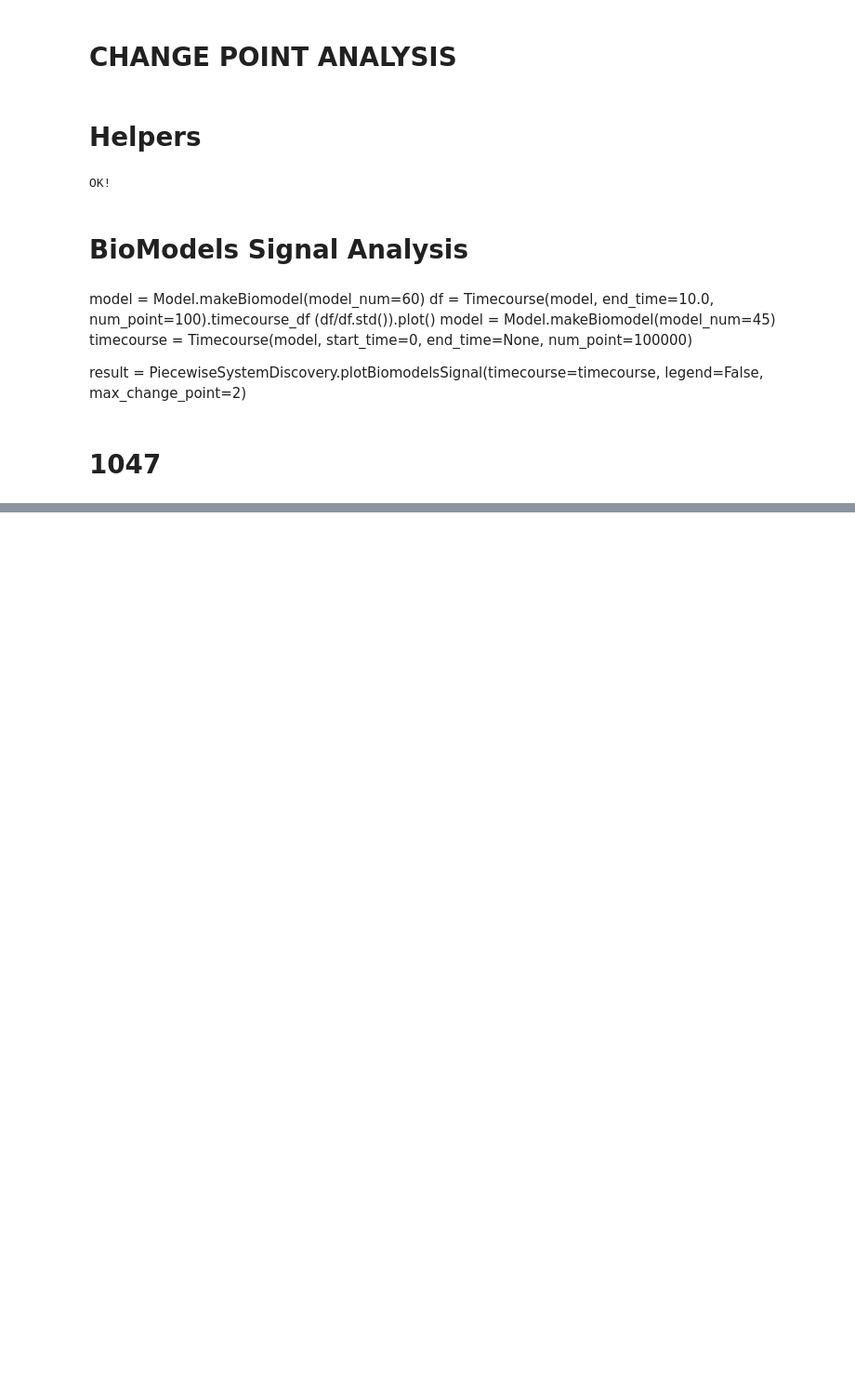
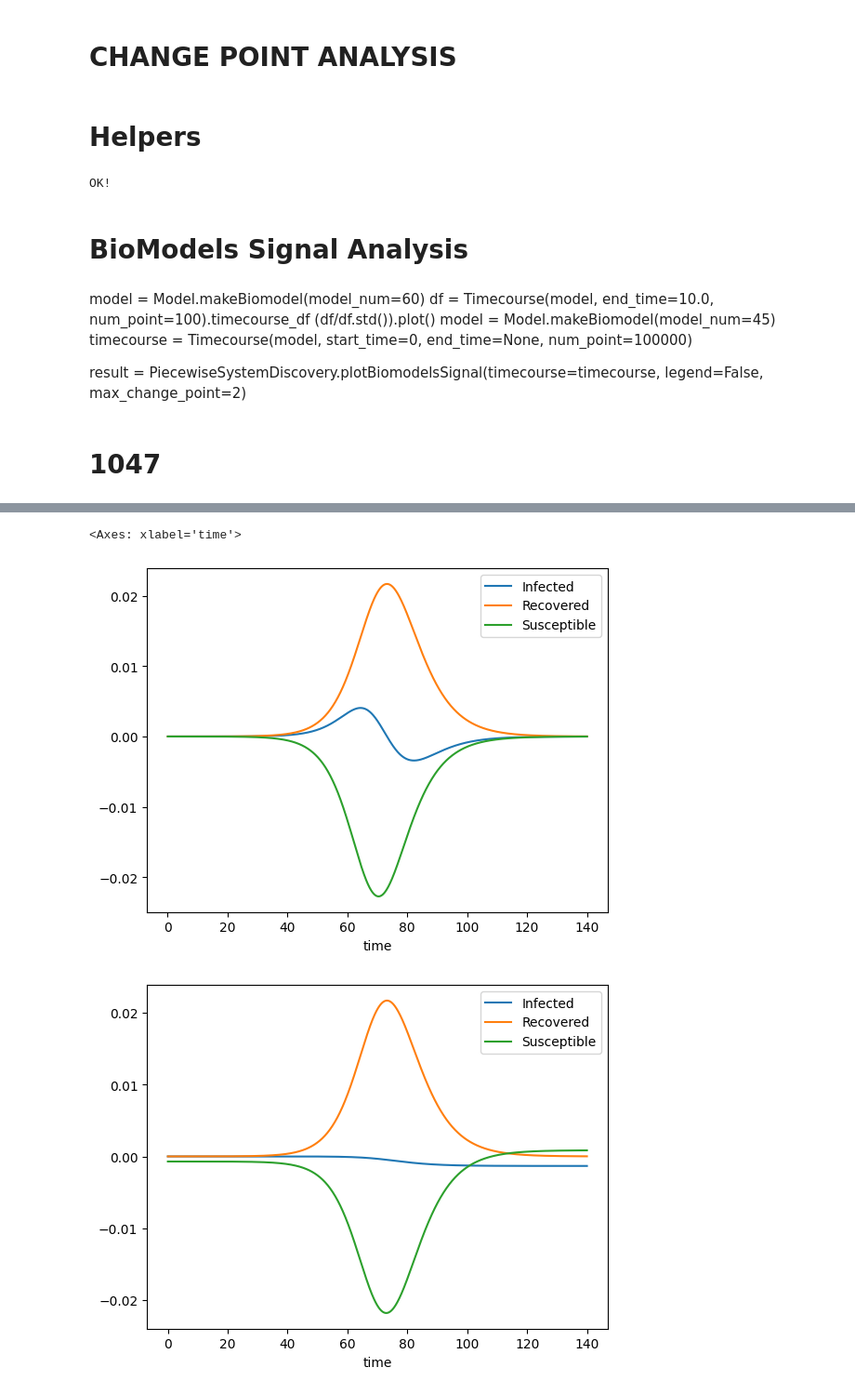
Before and after one commit to ModelEngineering/linearity_analysis, a Jupyter notebook: notebooks/change_point.ipynb, the cells around one changed output, grey strips where cells are left out. Shown at 93% size. Drawn from its saved outputs; the diff is of its cells as text; code cells hidden in the pictures; blank space fills up the shorter version.

```diff
--- a/notebooks/change_point.ipynb
+++ b/notebooks/change_point.ipynb
@@ -110,0 +109,10 @@ fig, _ = detector.plotTimecourseWithChangepoints()
+# %%
+true_df, pred_df = detector._calculateNormalizedOneStepPredictions()
+# %%
+true_df.plot()
+pred_df.plot()
+(true_df - pred_df).abs().plot()
+# %% [output]
+<Axes: xlabel='time'>
+[figure, added]
+[figure, added]
```
Also changed, not shown: parts of 5 cells of this notebook, 3 other files.
